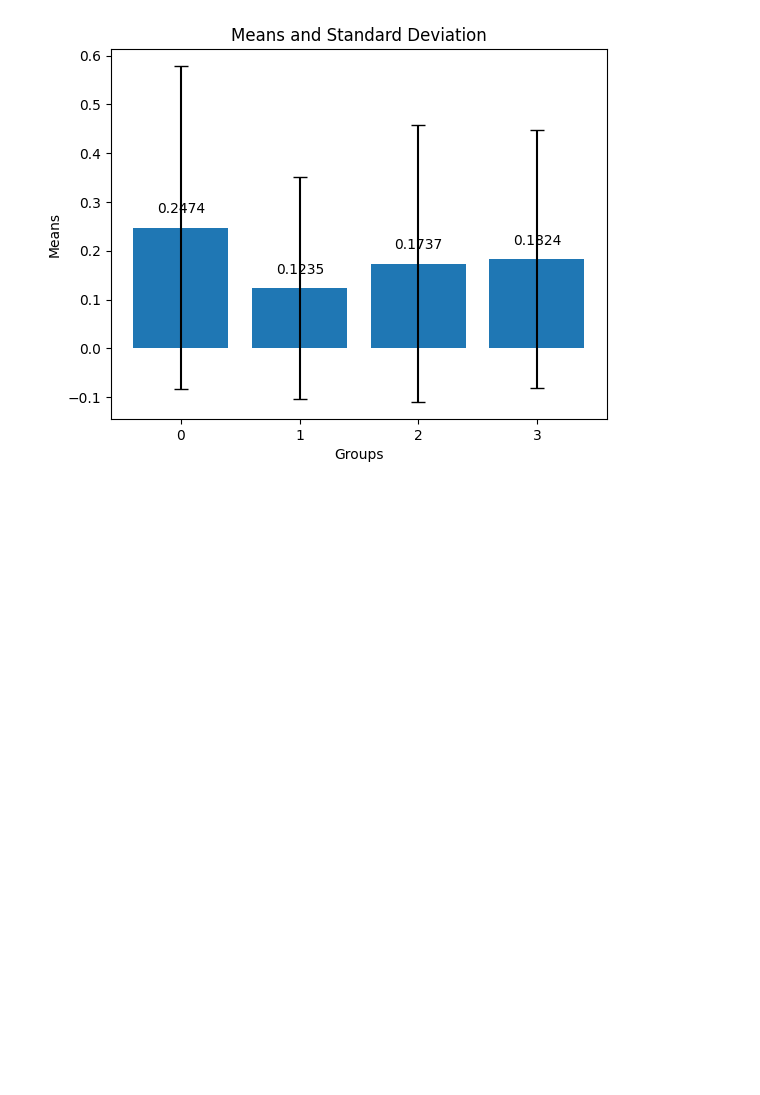
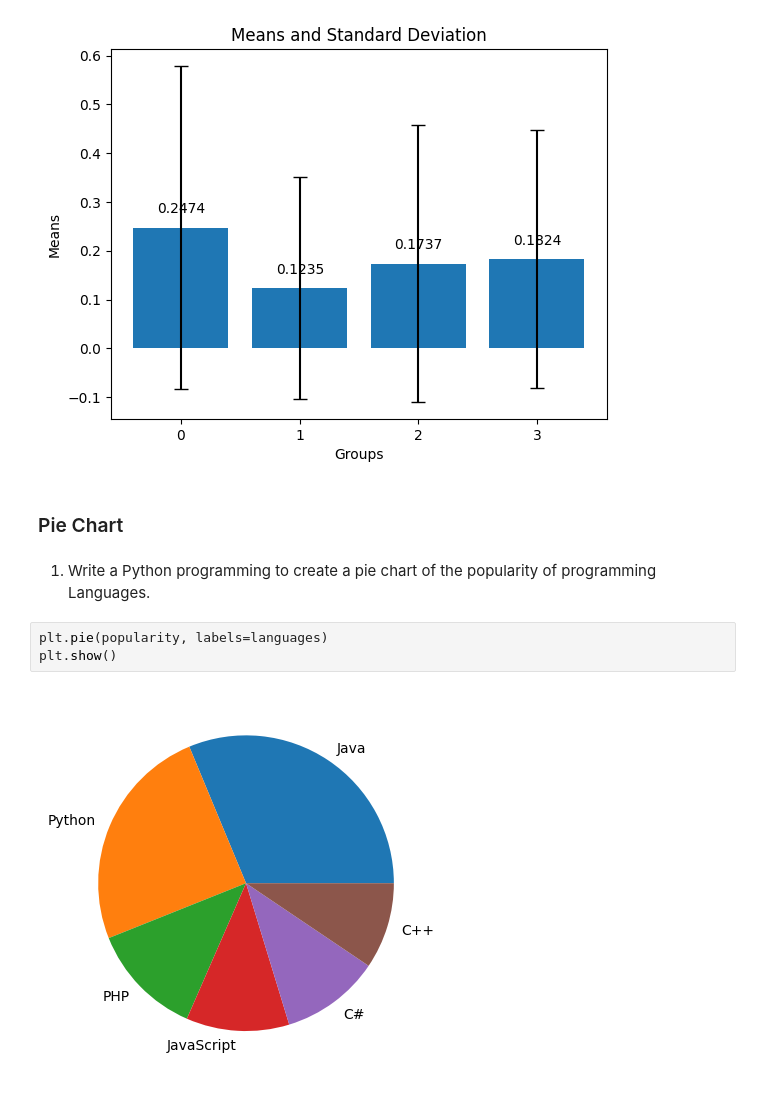
Before and after one commit to aleena2121/python-libraries, a Jupyter notebook: MatPlotLib/problems.ipynb, the cells around one changed output. Saved outputs shown, nothing was run; the diff lists cells and outputs as text; blank space fills up the shorter version.

Commit message:
Pie Chart Problems

```diff
--- a/MatPlotLib/problems.ipynb
+++ b/MatPlotLib/problems.ipynb
@@ -450,3 +450,12 @@ plt.title("Means and Standard Deviation")
 plt.show()
 # %% [output]
 [figure]
+# %% [markdown]
+### Pie Chart
+# %% [markdown]
+1. Write a Python programming to create a pie chart of the popularity of programming Languages.
+# %%
+plt.pie(popularity, labels=languages)
+plt.show()
+# %% [output]
+[figure, added]
```
Also changed, not shown: parts of 5 cells of this notebook.
